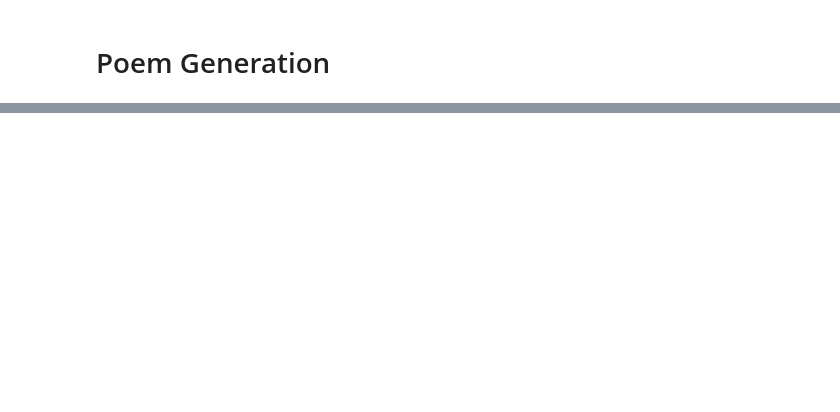
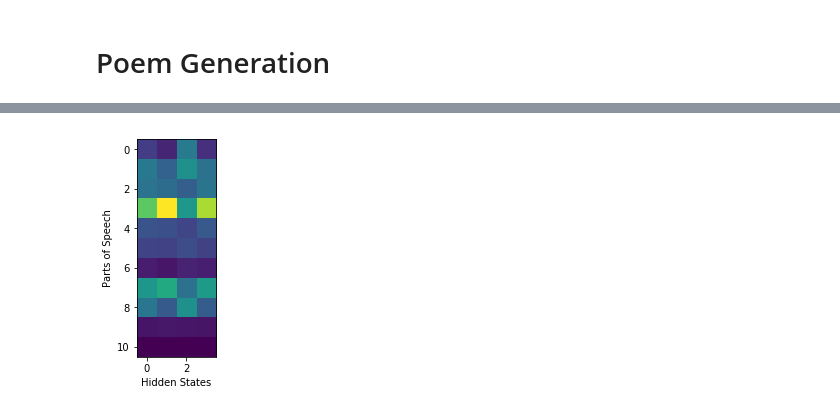
Before and after one commit to miladtaghavi/Miniproject3, a Jupyter notebook: HMMRhymeContext.ipynb, the cells around one changed output, grey strips where cells are left out. Saved outputs shown, nothing was run; the diff lists cells and outputs as text; code cells hidden in the pictures; blank space fills up the shorter version.

```diff
--- a/HMMRhymeContext.ipynb
+++ b/HMMRhymeContext.ipynb
@@ -374,0 +405,10 @@ Thee none swift as me every and when dead.
+# %%
+out3 = out2
+for i in range(out.shape[1]):
+    out3[:,i] = out2[:,i]/np.sum(out2[:,i])
+plt.imshow(out3)
+plt.xlabel('Hidden States')
+plt.ylabel('Parts of Speech')
+plt.show()
+# %% [output]
+[figure, added]
```
Also changed, not shown: parts of 16 cells of this notebook.
